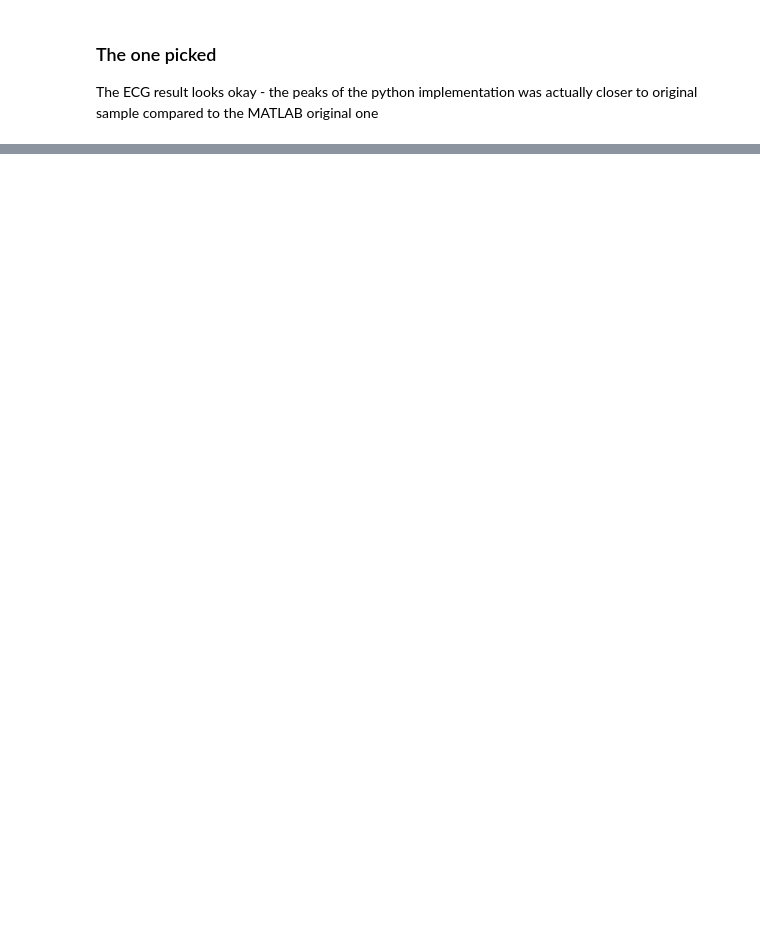
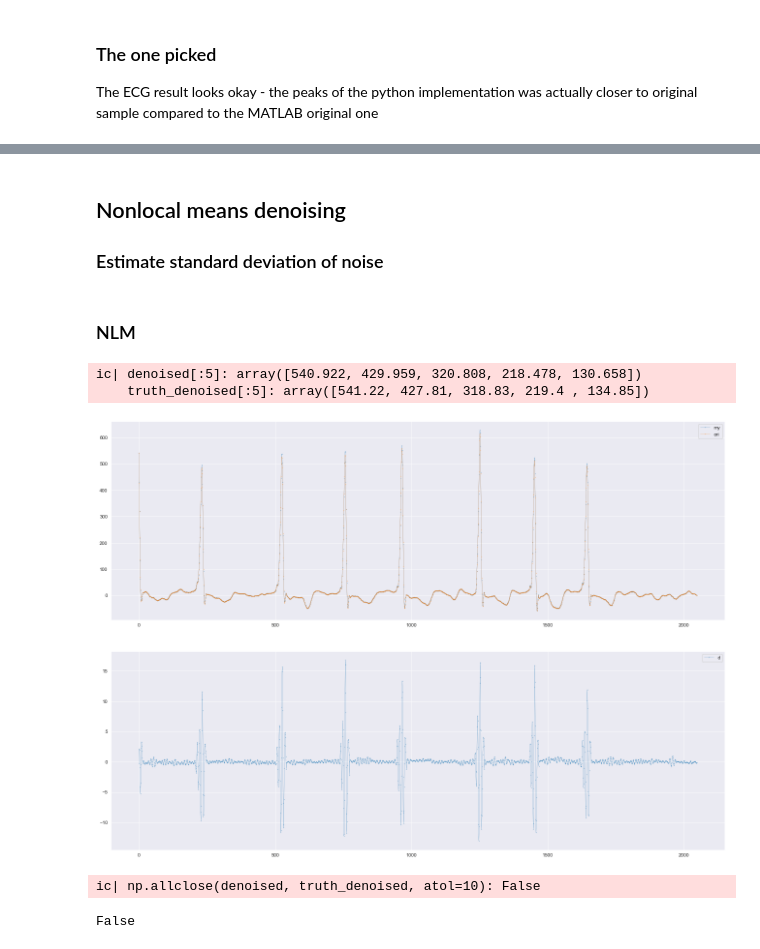
Before and after one commit to StefanHeng/ECG-Representation-Learning, a Jupyter notebook: Data_Processing/explore_zhang_et_al.ipynb, the cells around one changed output, grey strips where cells are left out. Cells and saved outputs as stored; diff of their text form; code cells hidden in the pictures; blank space fills up the shorter version.

```diff
--- a/Data_Processing/explore_zhang_et_al.ipynb
+++ b/Data_Processing/explore_zhang_et_al.ipynb
@@ -87,8 +89,8 @@ ic| df_de.head(6):         0        1        2        3       4        5       6
 # %% [markdown]
 ## Low-pass filtering above 50Hz
 # %%
-fnm_lowpass = os.path.join(DBG_PATH, f'{fnm_stem}, lowpass.csv')
-truth_lowpass = pd.read_csv(fnm_lowpass, header=None).iloc[:, 0].to_numpy()
+# fnm_lowpass = os.path.join(DBG_PATH, f'{fnm_stem}, lowpass.csv')
+# truth_lowpass = pd.read_csv(fnm_lowpass, header=None).iloc[:, 0].to_numpy()
 
 
 lowpass = dp.butterworth_low_pass(s)
@@ -128,8 +130,8 @@ Don't see a good python implementation, and the result doesn't match well...
 
 ### Implementations
 # %%
-fnm_rloess = os.path.join(DBG_PATH, f'{fnm_stem}, rloess.csv')
-truth_rloess = pd.read_csv(fnm_rloess, header=None).iloc[:, 0].to_numpy()
+# fnm_rloess = os.path.join(DBG_PATH, f'{fnm_stem}, rloess.csv')
+# truth_rloess = pd.read_csv(fnm_rloess, header=None).iloc[:, 0].to_numpy()
 
 
 def lowess_ag(x, y, f=2. / 3., iter=3):
@@ -204,8 +206,13 @@ def loess_test(sig, method='ag', frac=0.1, it=5):
     ic(diff.min(), diff.mean(), np.median(diff), diff.max())
 
 
-loess_test(lowpass, method='ag')  # Looks like this approach is linear since it's called LOWESS?
-loess_test(lowpass, method='sm')  # Only find LOWESS, not LOESS
-loess_test(lowpass, method='mc')  # Degree 2 looks like the closest match & should be the LOESS implementation in MATLAB judging from source code
+def test(s_):
+    loess_test(s_, method='ag')  # Looks like this approach is linear since it's called LOWESS?
+    loess_test(s_, method='sm')  # Only find LOWESS, not LOESS
+    # Degree 2 looks like the closest match & should be the LOESS implementation in MATLAB judging from source code
+    loess_test(s_, method='mc')
+
+# test(lowpass)
+test(truth_lowpass)  # Not much difference in output
 # %% [output]
 [figure]
@@ -241,3 +249,26 @@ ic| rloess[:5]: array([-68.95141924, -68.45867565, -67.96815177, -67.47983736,
 [figure]
 ic| np.allclose(rloess, truth_rloess, atol=10): False
 [figure]
+# %% [markdown]
+## Nonlocal means denoising
+
+
+### Estimate standard deviation of noise
+# %%
+after_2nd = truth_lowpass - truth_rloess
+assert math.isclose(dp.est_noise_std(after_2nd), 7.4435, abs_tol=1e-3)  # Value from MATLAB output
+# %% [markdown]
+### NLM
+# %%
+denoised = dp.nlm(after_2nd, scale=1.5, sch_wd=after_2nd.size, patch_wd=10)
+ic(denoised[:5], truth_denoised[:5])
+plot_1d([denoised, truth_denoised], label=['my', 'ori'], e=2**11)
+plot_1d(denoised-truth_denoised, label='difference', e=2**11)  # Interesting pattern tho, will not investigate why
+ic(np.allclose(denoised, truth_denoised, atol=10))
+# %% [output]
+ic| denoised[:5]: array([540.922, 429.959, 320.808, 218.478, 130.658])
+    truth_denoised[:5]: array([541.22, 427.81, 318.83, 219.4 , 134.85])
+[figure, added]
+[figure, added]
+ic| np.allclose(denoised, truth_denoised, atol=10): False
+False
```
Also changed, not shown: parts of 3 cells of this notebook, 5 other files.
